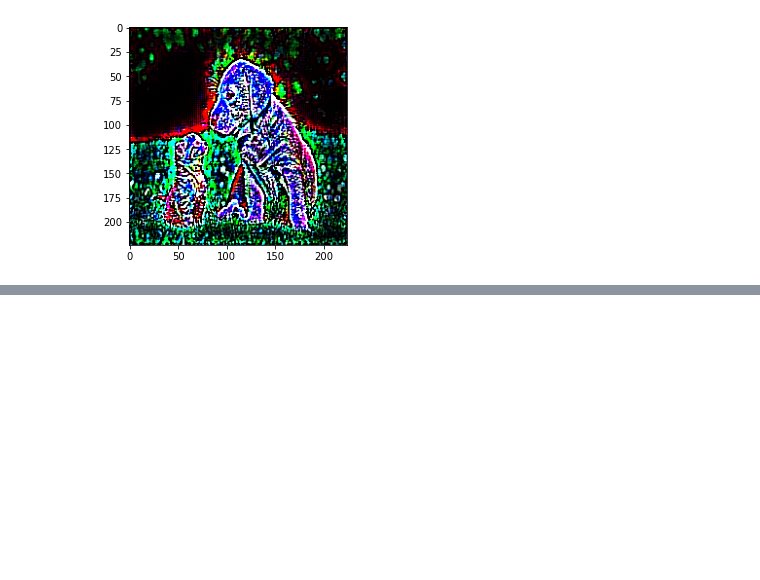
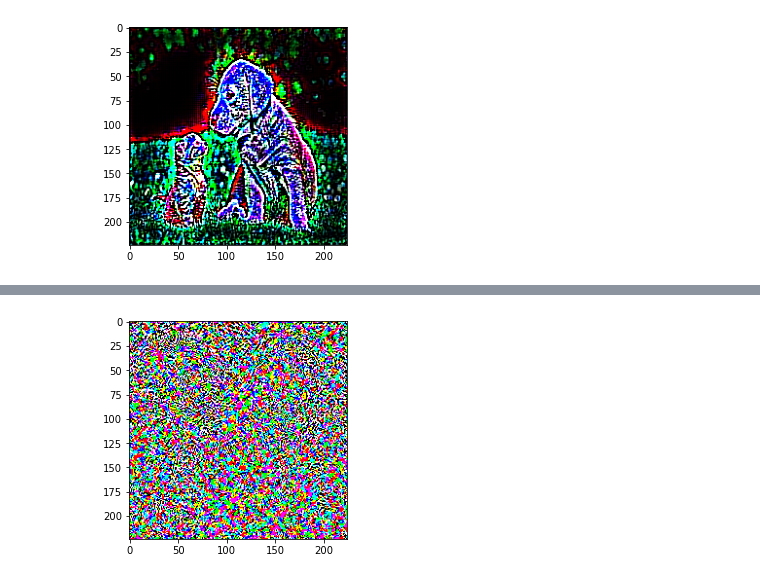
Before and after one commit to anirudhseth/Explanations-using-Grad-CAM, a Jupyter notebook: example.ipynb, the cells around one changed output, grey strips where cells are left out. Drawn from its saved outputs; the diff is of its cells as text; code cells hidden in the pictures; blank space fills up the shorter version.

```diff
--- a/example.ipynb
+++ b/example.ipynb
@@ -82,0 +133,10 @@ Clipping input data to the valid range for imshow with RGB data ([0..1] for floa
+# %%
+# Get the input label of the image.
+labrador_retriever_index = 208
+label = tf.one_hot(labrador_retriever_index, image_probs.shape[-1])
+label = tf.reshape(label, (1, image_probs.shape[-1]))
+
+perturbations = create_adversarial_pattern(image, label)
+plt.imshow(perturbations[0]*0.5+0.5); # To change [-1, 1] to [0,1]
+# %% [output]
+[figure, added]
```
Also changed, not shown: parts of 4 cells of this notebook.
